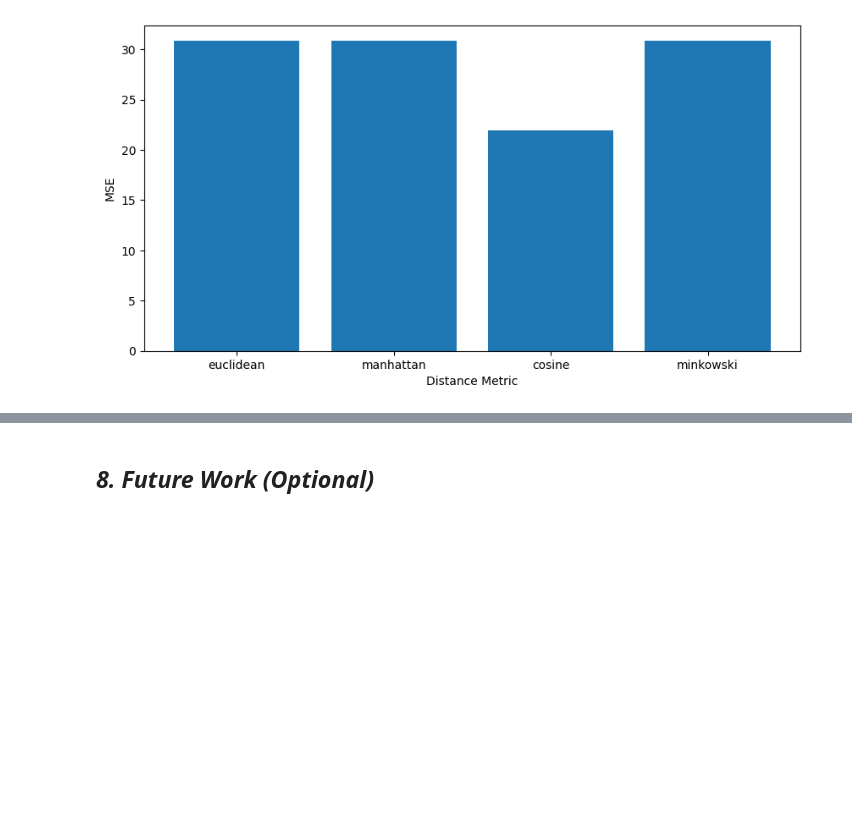
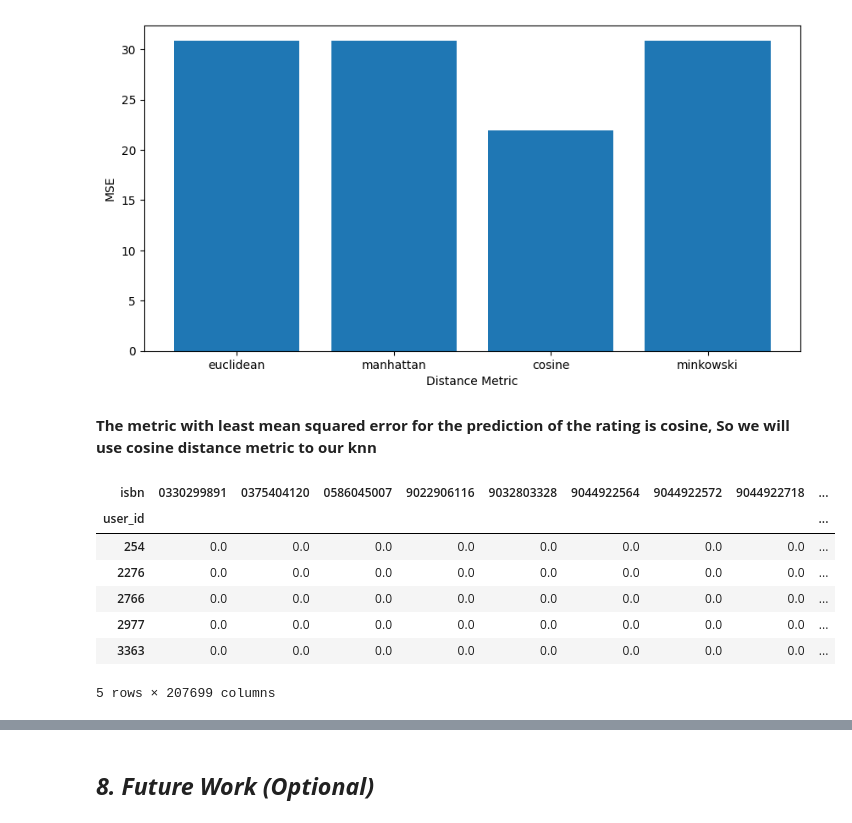
Before and after one commit to Jamal-1018/Book_Recommeder_System_Unsupervised_learning, a Jupyter notebook: Book_recommendation_sysytem_unsupervised.ipynb, the cells around one changed output, grey strips where cells are left out. Saved outputs shown, nothing was run; the diff lists cells and outputs as text; code cells hidden in the pictures; blank space fills up the shorter version.

```diff
--- a/Book_recommendation_sysytem_unsupervised.ipynb
+++ b/Book_recommendation_sysytem_unsupervised.ipynb
@@ -1170,3 +1170,16 @@ plt.ylabel('MSE')
 plt.show()
 # %% [output]
 [figure]
+# %% [markdown]
+**The metric with least mean squared error for the prediction of the rating is cosine, So we will use cosine distance metric to our knn**
+# %%
+ratings_pivot.head()
+# %% [output]
+| isbn | 0330299891 | 0375404120 | 0586045007 | 9022906116 | 9032803328 | 9044922564 | 9044922572 | 9044922718 | ... |
+| user_id |  |  |  |  |  |  |  |  | ... |
+| 254 | 0.0 | 0.0 | 0.0 | 0.0 | 0.0 | 0.0 | 0.0 | 0.0 | ... |
+| 2276 | 0.0 | 0.0 | 0.0 | 0.0 | 0.0 | 0.0 | 0.0 | 0.0 | ... |
+| 2766 | 0.0 | 0.0 | 0.0 | 0.0 | 0.0 | 0.0 | 0.0 | 0.0 | ... |
+| 2977 | 0.0 | 0.0 | 0.0 | 0.0 | 0.0 | 0.0 | 0.0 | 0.0 | ... |
+| 3363 | 0.0 | 0.0 | 0.0 | 0.0 | 0.0 | 0.0 | 0.0 | 0.0 | ... |
+5 rows × 207699 columns
```
Also changed, not shown: parts of 8 cells of this notebook.
